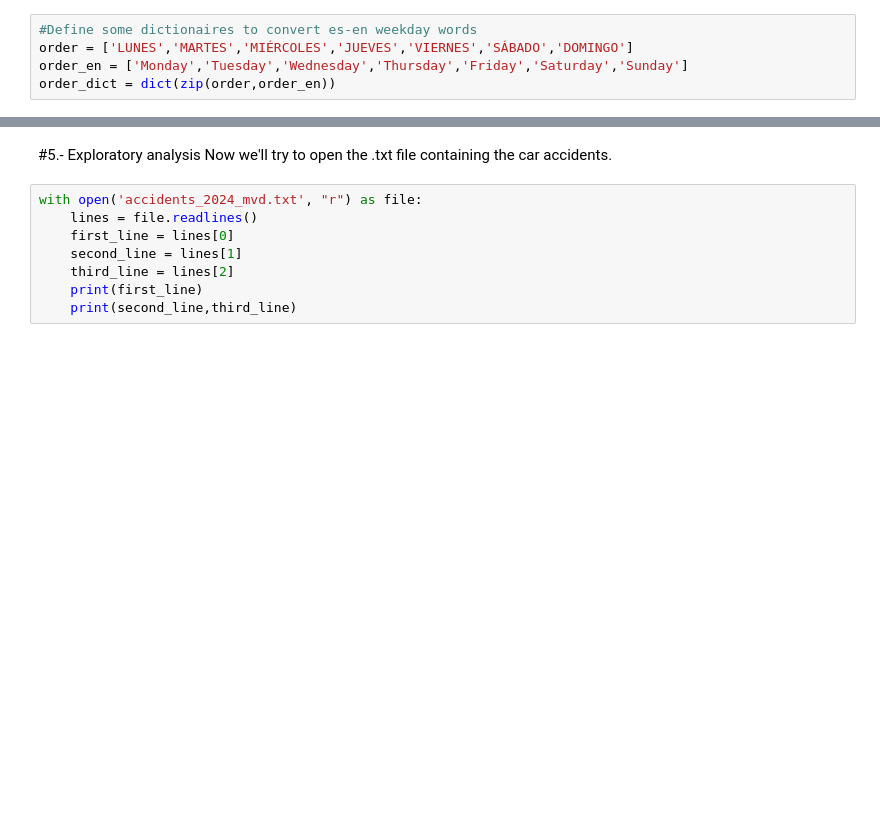
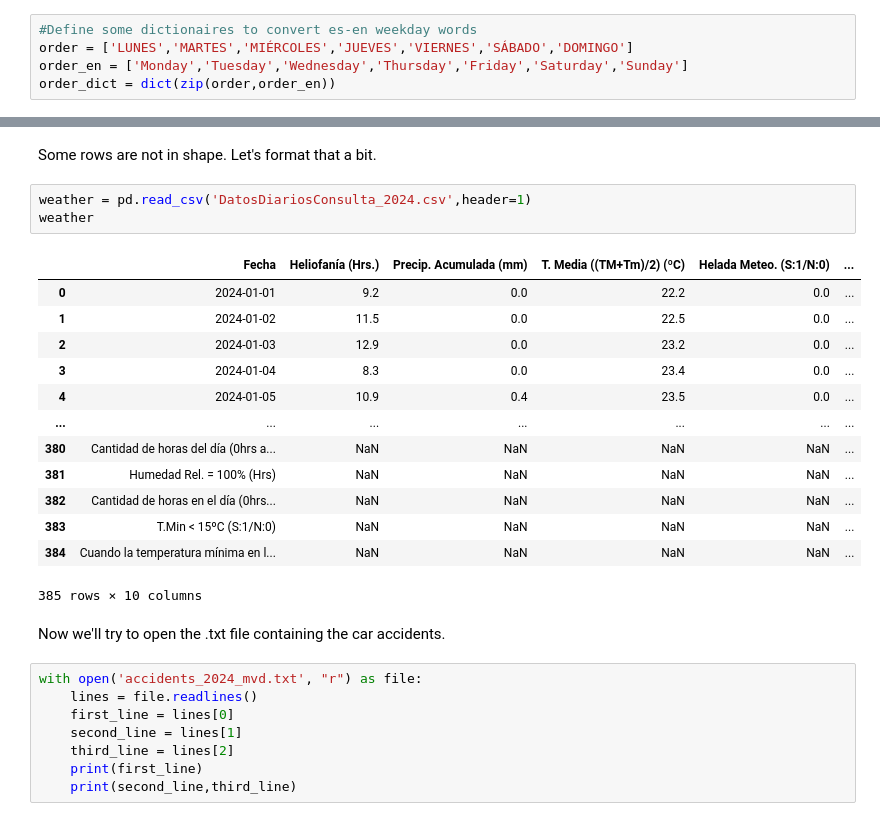
Before and after one commit to mdeleond/Portfolio, a Jupyter notebook: Projects/Montevideo Traffic accidents analysis/Siniestros_en_Montevideo_2024.ipynb, the cells around one changed output, grey strips where cells are left out. Cells and saved outputs as stored; diff of their text form; blank space fills up the shorter version.

```diff
--- a/Projects/Montevideo Traffic accidents analysis/Siniestros_en_Montevideo_2024.ipynb
+++ b/Projects/Montevideo Traffic accidents analysis/Siniestros_en_Montevideo_2024.ipynb
@@ -55,5 +76,23 @@ order_dict = dict(zip(order,order_en))
+# %% [markdown]
+Some rows are not in shape. Let's format that a bit.
+# %%
+weather = pd.read_csv('DatosDiariosConsulta_2024.csv',header=1)
+weather
+# %% [output]
+|  | Fecha | Heliofanía (Hrs.) | Precip. Acumulada (mm) | T. Media ((TM+Tm)/2) (ºC) | Helada Meteo. (S:1/N:0) | ... |
+| 0 | 2024-01-01 | 9.2 | 0.0 | 22.2 | 0.0 | ... |
+| 1 | 2024-01-02 | 11.5 | 0.0 | 22.5 | 0.0 | ... |
+| 2 | 2024-01-03 | 12.9 | 0.0 | 23.2 | 0.0 | ... |
+| 3 | 2024-01-04 | 8.3 | 0.0 | 23.4 | 0.0 | ... |
+| 4 | 2024-01-05 | 10.9 | 0.4 | 23.5 | 0.0 | ... |
+| ... | ... | ... | ... | ... | ... | ... |
+| 380 | Cantidad de horas del día (0hrs a... | NaN | NaN | NaN | NaN | ... |
+| 381 | Humedad Rel. = 100% (Hrs) | NaN | NaN | NaN | NaN | ... |
+| 382 | Cantidad de horas en el día (0hrs... | NaN | NaN | NaN | NaN | ... |
+| 383 | T.Min < 15ºC (S:1/N:0) | NaN | NaN | NaN | NaN | ... |
+| 384 | Cuando la temperatura mínima en l... | NaN | NaN | NaN | NaN | ... |
+385 rows × 10 columns
 # %% [markdown]
-#5.- Exploratory analysis
 Now we'll try to open the .txt file containing the car accidents.
 # %%
 with open('accidents_2024_mvd.txt', "r") as file:
```
Also changed, not shown: parts of 22 cells of this notebook.
